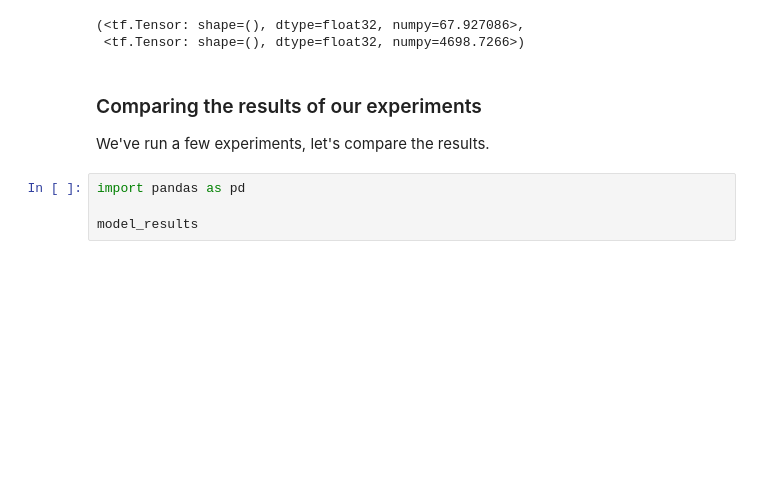
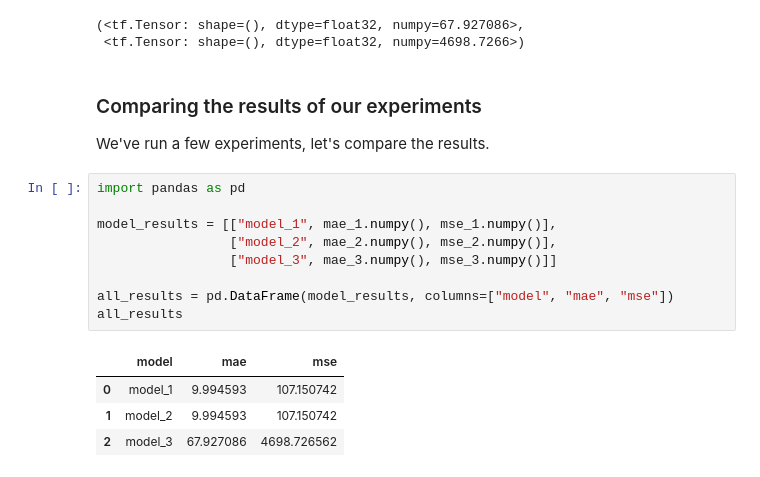
Before and after one commit to Sambaran04/Tensorflow, a Jupyter notebook: Neural_Network_Regression.ipynb, the cells around one changed output. Cells and saved outputs as stored; diff of their text form; blank space fills up the shorter version.

```diff
--- a/Neural_Network_Regression.ipynb
+++ b/Neural_Network_Regression.ipynb
@@ -558,7 +558,17 @@ mae_3, mse_3
 # %% [markdown]
 ### Comparing the results of our experiments
  We've run a few experiments, let's compare the results.
-# %%
-import pandas as pd
-
-model_results
+# %%
+import pandas as pd
+
+model_results = [["model_1", mae_1.numpy(), mse_1.numpy()],
+                 ["model_2", mae_2.numpy(), mse_2.numpy()],
+                 ["model_3", mae_3.numpy(), mse_3.numpy()]]
+
+all_results = pd.DataFrame(model_results, columns=["model", "mae", "mse"])
+all_results
+# %% [output]
+|  | model | mae | mse |
+| 0 | model_1 | 9.994593 | 107.150742 |
+| 1 | model_2 | 9.994593 | 107.150742 |
+| 2 | model_3 | 67.927086 | 4698.726562 |
```
